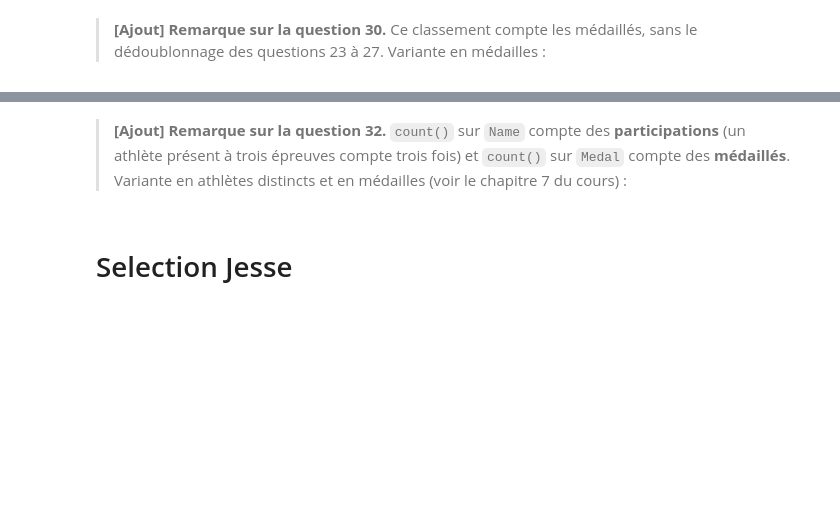
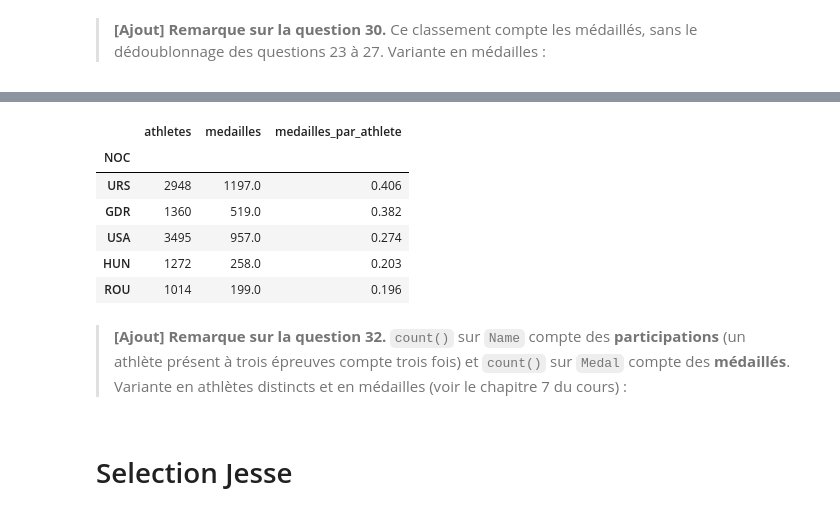
Before and after one commit to Davit-Ners-Bstorm/TECHNOFUTUR-DEV-IA-pandas, a Jupyter notebook: exo_jo.ipynb, the cells around one changed output, grey strips where cells are left out. Saved outputs shown, nothing was run; the diff lists cells and outputs as text; code cells hidden in the pictures; blank space fills up the shorter version.

```diff
--- a/exo_jo.ipynb
+++ b/exo_jo.ipynb
@@ -246,4 +246,7 @@ data.loc[masque_gold, :].sort_values("Name", ascending=True).head()
 | 33538 | 17299 | Cai Yun | M | 32.0 | 181.0 | 68.0 | China-1 | CHN | 2012 Summer | 2012 | Summer | ... |
 | 260443 | 130336 | Candra Wijaya | M | 24.0 | 173.0 | 67.0 | Indonesia | INA | 2000 Summer | 2000 | Summer | ... |
 # %%
+medailles = data.dropna(subset=["Medal"]).drop_duplicates(subset=["Event", "Games", "NOC", "Medal"])
+
 # 23)	Quels sont les 3 pays ayant gagné le plus de médailles de 1984 à 2016
+medailles[medailles["Year"].between(1984, 2016)].groupby('NOC').size().sort_values( ascending=False).head(3)
@@ -286 +382,21 @@ data.loc[masque_gold, :].sort_values("Name", ascending=True).head()
 32)	Quels étaient les pays les plus efficaces durant la guerre froide de 1952 à 1988 (i.e. le pays avec le plus de médailles par nombre d’athlètes envoyés)
+# %%
+periode = data[data["Year"].between(1952, 1988)]
+medailles_periode = medailles[medailles["Year"].between(1952, 1988)]
+
+efficacite = pd.DataFrame({
+    "athletes": periode.groupby('NOC')["ID"].nunique(),
+    "medailles": medailles_periode.groupby('NOC').size()
+}).fillna(0)
+
+efficacite["medailles_par_athlete"] = (efficacite["medailles"] / efficacite["athletes"]).round(3)
+
+efficacite.sort_values("medailles_par_athlete", ascending=False).head()
+# %% [output]
+|  | athletes | medailles | medailles_par_athlete |
+| NOC |  |  |  |
+| URS | 2948 | 1197.0 | 0.406 |
+| GDR | 1360 | 519.0 | 0.382 |
+| USA | 3495 | 957.0 | 0.274 |
+| HUN | 1272 | 258.0 | 0.203 |
+| ROU | 1014 | 199.0 | 0.196 |
```
Also changed, not shown: parts of 13 cells of this notebook.
